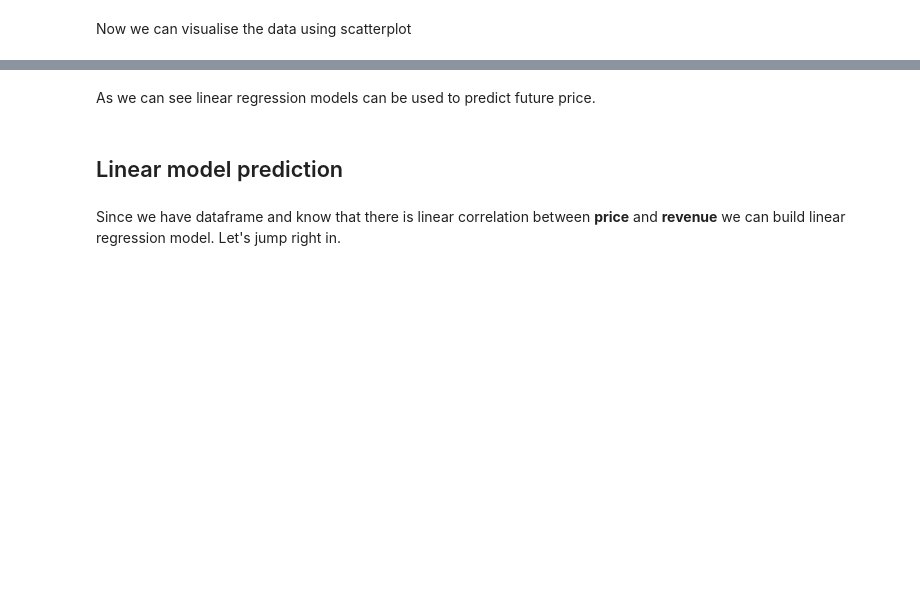
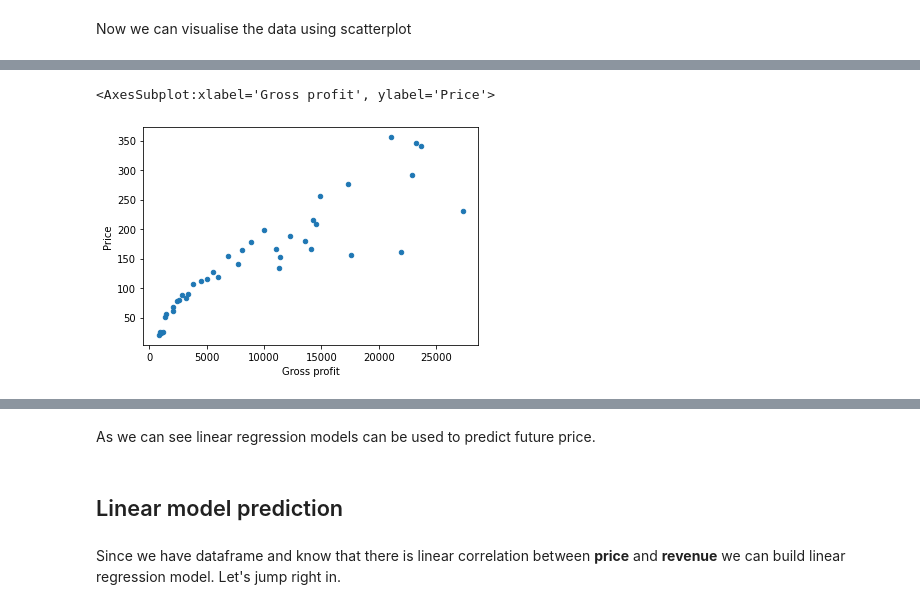
Before and after one commit to myredex/meta_stock_price_prediction, a Jupyter notebook: meta_ink_pred.ipynb, the cells around one changed output, grey strips where cells are left out. Cells and saved outputs as stored; diff of their text form; code cells hidden in the pictures; blank space fills up the shorter version.

```diff
--- a/meta_ink_pred.ipynb
+++ b/meta_ink_pred.ipynb
@@ -204,0 +393,5 @@ price_rev_df_shifted.plot(x='revenue', y='price', kind="scatter")
+# %%
+price_rev_df_shifted.plot(x='Gross profit', y='Price', kind="scatter")
+# %% [output]
+<AxesSubplot:xlabel='Gross profit', ylabel='Price'>
+[figure, added]
```
Also changed, not shown: parts of 40 cells of this notebook.
